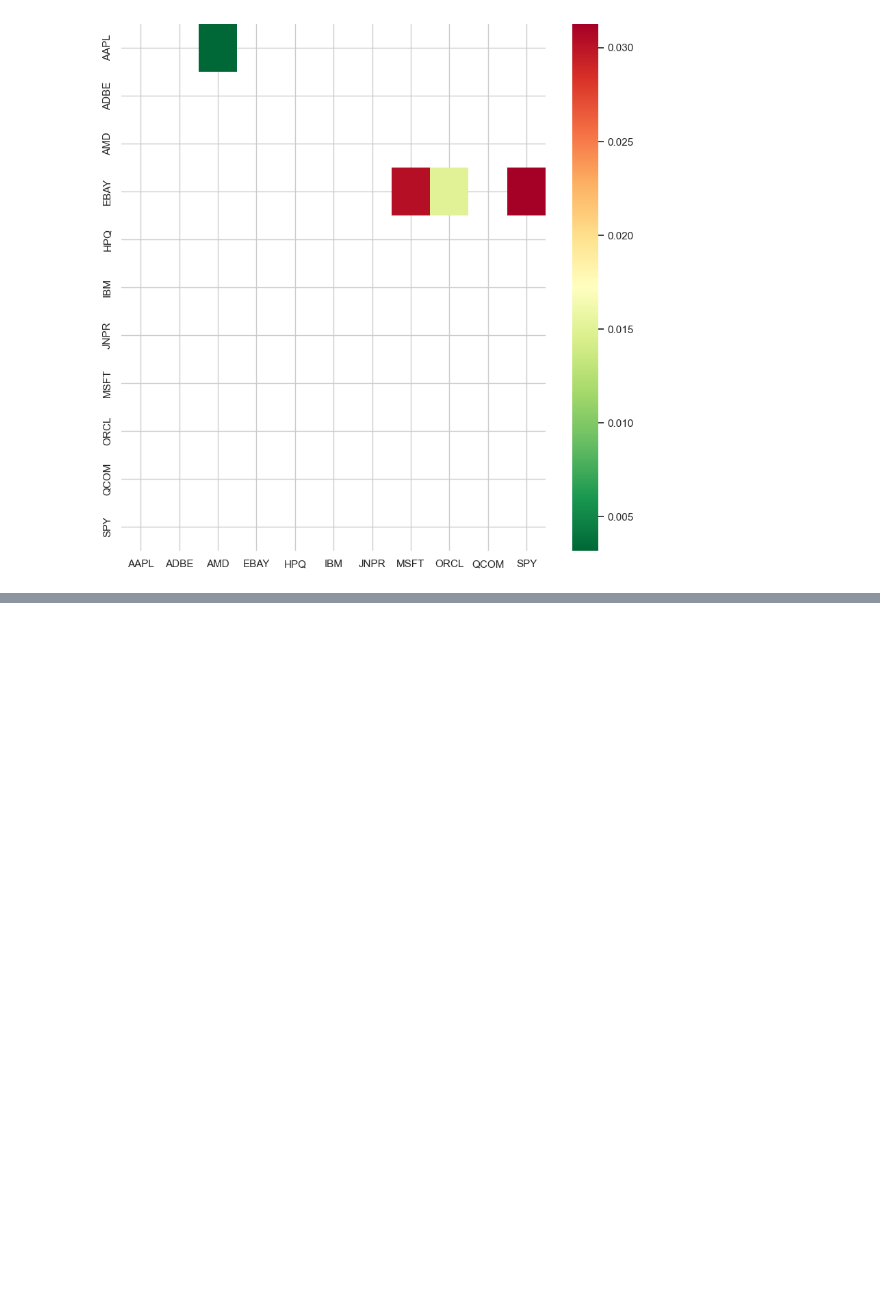
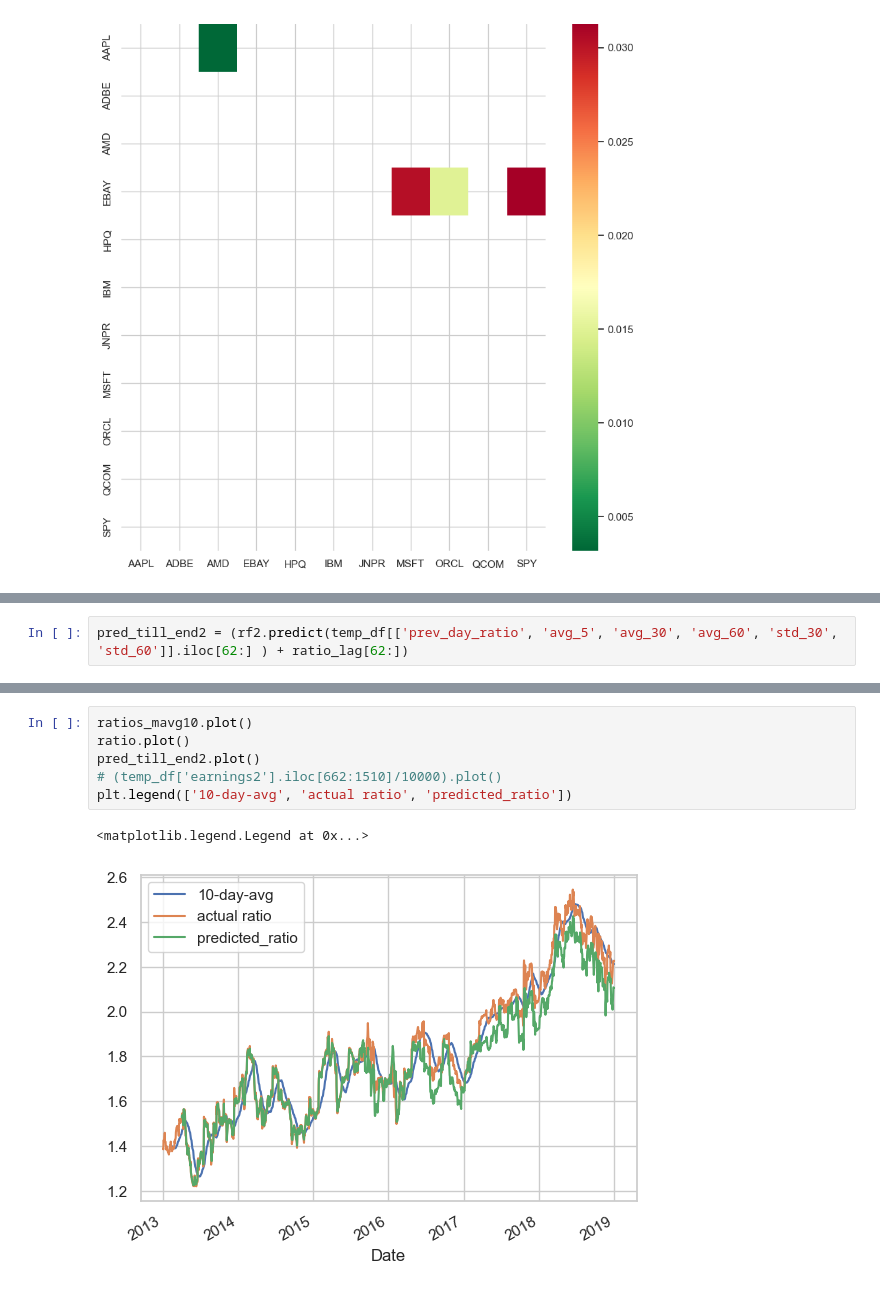
Before and after one commit to Amination-Gogia/Pairs-Trading-Dec-2024, a Jupyter notebook: Week-1/Assignment_attempt_2.ipynb, the cells around one changed output, grey strips where cells are left out. Cells and saved outputs as stored; diff of their text form; blank space fills up the shorter version.

```diff
--- a/Week-1/Assignment_attempt_2.ipynb
+++ b/Week-1/Assignment_attempt_2.ipynb
@@ -355,0 +440,2 @@ print(pairs)
+# %%
+pred_till_end2 = (rf2.predict(temp_df[['prev_day_ratio', 'avg_5', 'avg_30', 'avg_60', 'std_30', 'std_60']].iloc[62:] ) + ratio_lag[62:])
@@ -355,0 +459,9 @@ print(pairs)
+# %%
+ratios_mavg10.plot()
+ratio.plot()
+pred_till_end2.plot()
+# (temp_df['earnings2'].iloc[662:1510]/10000).plot()
+plt.legend(['10-day-avg', 'actual ratio', 'predicted_ratio'])
+# %% [output]
+<matplotlib.legend.Legend at 0x...>
+[figure, added]
```
Also changed, not shown: parts of 13 cells of this notebook.
